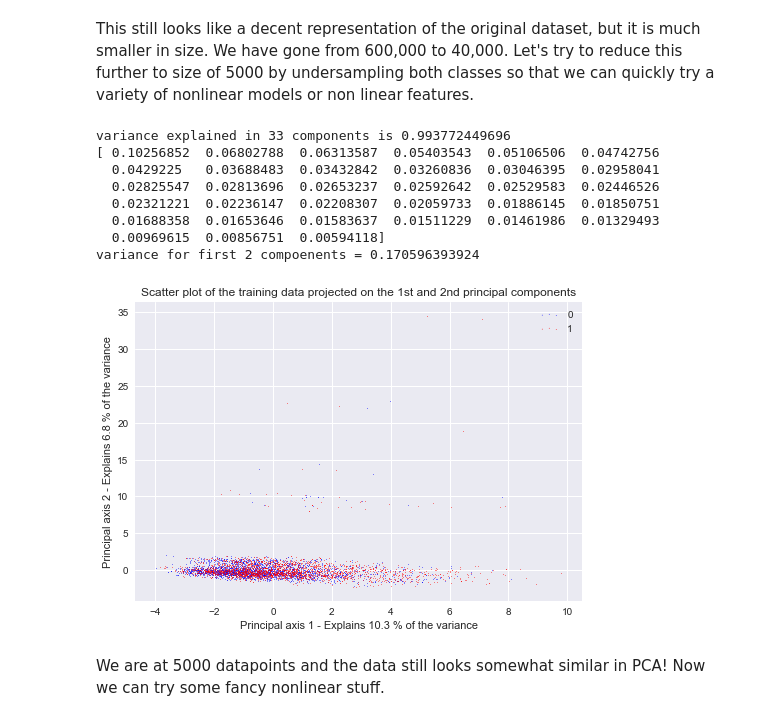
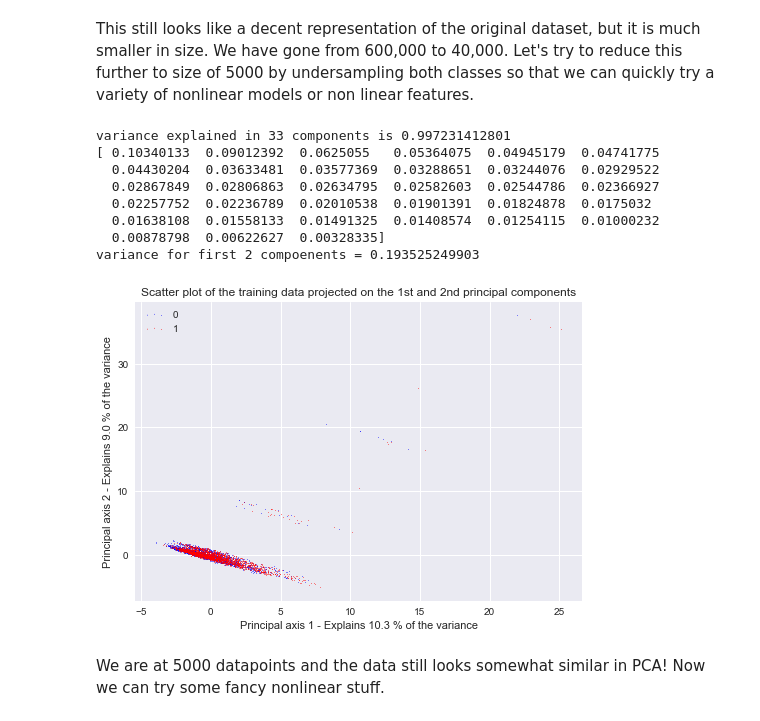
Before and after one commit to astha-chem/Kaggle-Porto-Seguro, a Jupyter notebook: Porto-Seguro.ipynb, the cells around one changed output. Cells and saved outputs as stored; diff of their text form; code cells hidden in the pictures.

```diff
--- a/Porto-Seguro.ipynb
+++ b/Porto-Seguro.ipynb
@@ -386,21 +386,22 @@ variance for first 2 compoenents = 0.170962130492
 # %% [markdown]
 This still looks like a decent representation of the original dataset, but it is much smaller in size. We have gone from 600,000 to 40,000. Let's try to reduce this further to size of 5000 by undersampling both classes so that we can quickly try a variety of nonlinear models or non linear features.
 # %%
-choose = np.random.randint(0, norm_data_resampled.shape[0]-1, size=5000)
-norm_data_resampled_2 = norm_data_resampled.iloc[choose]
+choose = np.random.randint(0, norm_data_resampled.shape[0]-1, size=10000)
+norm_data_resampled_2 = norm_data_resampled.iloc[choose[:5000]]
+norm_data_resampled_2_cv = norm_data_resampled.iloc[choose[5000:]]
 n_comp = 33
 X = fit_plotpca(norm_data_resampled_2.drop("target", axis = 1),norm_data_resampled_2['target'].values.astype(np.int8), n_comp)
 y = norm_data_resampled_2['target'].values.astype(np.int8)
 # %% [output]
-variance explained in 33 components is 0.993772449696
-[ 0.10256852  0.06802788  0.06313587  0.05403543  0.05106506  0.04742756
-  0.0429225   0.03688483  0.03432842  0.03260836  0.03046395  0.02958041
-  0.02825547  0.02813696  0.02653237  0.02592642  0.02529583  0.02446526
-  0.02321221  0.02236147  0.02208307  0.02059733  0.01886145  0.01850751
-  0.01688358  0.01653646  0.01583637  0.01511229  0.01461986  0.01329493
-  0.00969615  0.00856751  0.00594118]
-variance for first 2 compoenents = 0.170596393924
+variance explained in 33 components is 0.997231412801
+[ 0.10340133  0.09012392  0.0625055   0.05364075  0.04945179  0.04741775
+  0.04430204  0.03633481  0.03577369  0.03288651  0.03244076  0.02929522
+  0.02867849  0.02806863  0.02634795  0.02582603  0.02544786  0.02366927
+  0.02257752  0.02236789  0.02010538  0.01901391  0.01824878  0.0175032
+  0.01638108  0.01558133  0.01491325  0.01408574  0.01254115  0.01000232
+  0.00878798  0.00622627  0.00328335]
+variance for first 2 compoenents = 0.193525249903
-[figure, old version]
+[figure, new version]
 # %% [markdown]
 We are at 5000 datapoints and the data still looks somewhat similar in PCA! Now we can try some fancy nonlinear stuff.
 # %% [markdown]
```
Also changed, not shown: parts of 4 cells of this notebook.
